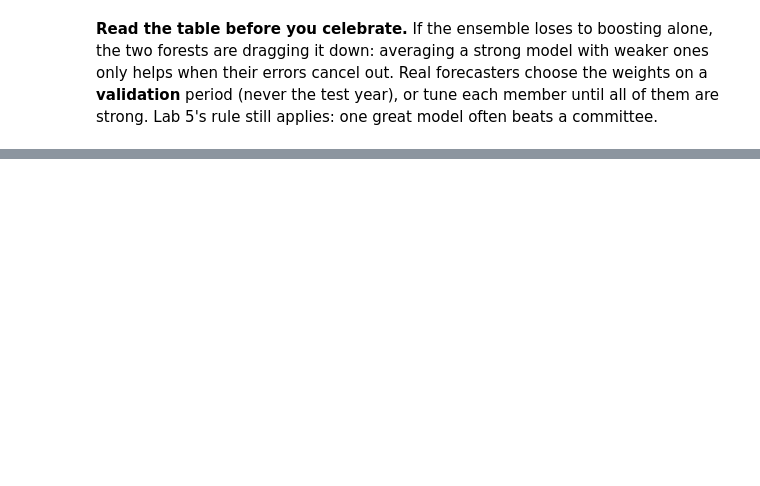
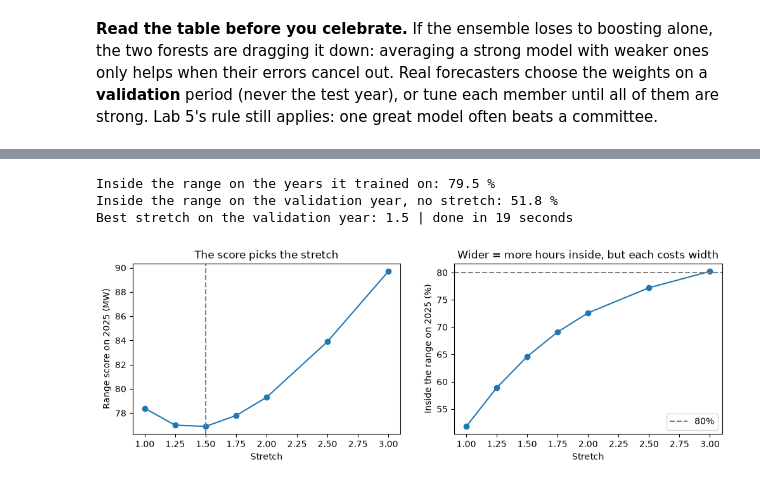
Before and after one commit to drdave-teaching/OPIM5512-notebooks, a Jupyter notebook: Module4/Lab5_Bonus_Features_Ensembles_Ranges.ipynb, the cells around one changed output, grey strips where cells are left out. Cells and saved outputs as stored; diff of their text form; code cells hidden in the pictures; blank space fills up the shorter version.

```diff
--- a/Module4/Lab5_Bonus_Features_Ensembles_Ranges.ipynb
+++ b/Module4/Lab5_Bonus_Features_Ensembles_Ranges.ipynb
@@ -223,0 +524,19 @@ print("Expected (median) MAE:", round(mean_absolute_error(ranges["actual"], rang
+# %%
+def quantile_booster(quantile):
+    """Lab 5's boosting settings, trained to hit one percentile instead of the average."""
+    return HistGradientBoostingRegressor(loss="quantile", quantile=quantile, learning_rate=0.05, max_iter=1000,
+                                         max_leaf_nodes=31, early_stopping=True, validation_fraction=0.1,
+                                         n_iter_no_change=20, random_state=SEED)
+
+
+started = time.time()
+boosted = {}
+for quantile in QUANTILES:
+    boosted[quantile] = quantile_booster(quantile).fit(X_train[PLUS], y_train)
+ranges["quantile boosting"] = pd.DataFrame({"low": boosted[0.1].predict(X_test[PLUS]),
+                                            "expected": boosted[0.5].predict(X_test[PLUS]),
+                                            "high": boosted[0.9].predict(X_test[PLUS])}, index=X_test.index)
+results.append(judge("quantile boosting", ranges["quantile boosting"]["low"], ranges["quantile boosting"]["expected"],
+                     ranges["quantile boosting"]["high"]))
+print("done in", round(time.time() - started), "seconds")
+pd.DataFrame(results)
@@ -223,0 +604,54 @@ print("Expected (median) MAE:", round(mean_absolute_error(ranges["actual"], rang
+# %%
+started = time.time()
+train_years = X_train.index.tz_convert("America/New_York").year
+early = train_years < TEST_YEAR - 1                   # 2023 and 2024
+valid = train_years == TEST_YEAR - 1                  # 2025: the validation year
+check = {}
+for quantile in QUANTILES:
+    check[quantile] = quantile_booster(quantile).fit(X_train.loc[early, PLUS], y_train[early])
+v_low = check[0.1].predict(X_train.loc[valid, PLUS])
+v_mid = check[0.5].predict(X_train.loc[valid, PLUS])
+v_high = check[0.9].predict(X_train.loc[valid, PLUS])
+seen = judge("years it trained on", check[0.1].predict(X_train.loc[early, PLUS]),
+             check[0.5].predict(X_train.loc[early, PLUS]), check[0.9].predict(X_train.loc[early, PLUS]),
+             actual=y_train[early])
+print("Inside the range on the years it trained on:", seen["inside_range_pct"], "%")
+
+rows = []
+for stretch in [1.0, 1.25, 1.5, 1.75, 2.0, 2.5, 3.0]:
+    row = judge("stretch " + str(stretch), v_mid - stretch * (v_mid - v_low), v_mid, v_mid + stretch * (v_high - v_mid),
+                actual=y_train[valid])
+    row["stretch"] = stretch
+    rows.append(row)
+widen = pd.DataFrame(rows)
+best_stretch = widen.loc[widen["range_score"].idxmin(), "stretch"]
+print("Inside the range on the validation year, no stretch:", widen["inside_range_pct"].iloc[0], "%")
+print("Best stretch on the validation year:", best_stretch, "| done in", round(time.time() - started), "seconds")
+
+fig, ax = plt.subplots(1, 2, figsize=(12, 3.5))
+ax[0].plot(widen["stretch"], widen["range_score"], marker="o")
+ax[0].axvline(best_stretch, color="gray", linestyle="--")
+ax[0].set_xlabel("Stretch")
+ax[0].set_ylabel("Range score on " + str(TEST_YEAR - 1) + " (MW)")
+ax[0].set_title("The score picks the stretch")
+ax[1].plot(widen["stretch"], widen["inside_range_pct"], marker="o")
+ax[1].axhline(80, color="gray", linestyle="--", label="80%")
+ax[1].set_xlabel("Stretch")
+ax[1].set_ylabel("Inside the range on " + str(TEST_YEAR - 1) + " (%)")
+ax[1].set_title("Wider = more hours inside, but each costs width")
+ax[1].legend()
+plt.show()
+
+# Apply the stretch chosen on the validation year to the test-year range from 4c (models trained on all training years)
+mid = ranges["quantile boosting"]["expected"]
+ranges["quantile boosting, widened"] = pd.DataFrame({"low": mid - best_stretch * (mid - ranges["quantile boosting"]["low"]),
+                                                     "expected": mid,
+                                                     "high": mid + best_stretch * (ranges["quantile boosting"]["high"] - mid)})
+results.append(judge("quantile boosting, widened", ranges["quantile boosting, widened"]["low"], mid,
+                     ranges["quantile boosting, widened"]["high"]))
+pd.DataFrame(results)
+# %% [output]
+Inside the range on the years it trained on: 79.5 %
+Inside the range on the validation year, no stretch: 51.8 %
+Best stretch on the validation year: 1.5 | done in 19 seconds
+[figure, added]
```
Also changed, not shown: parts of 63 cells of this notebook.
